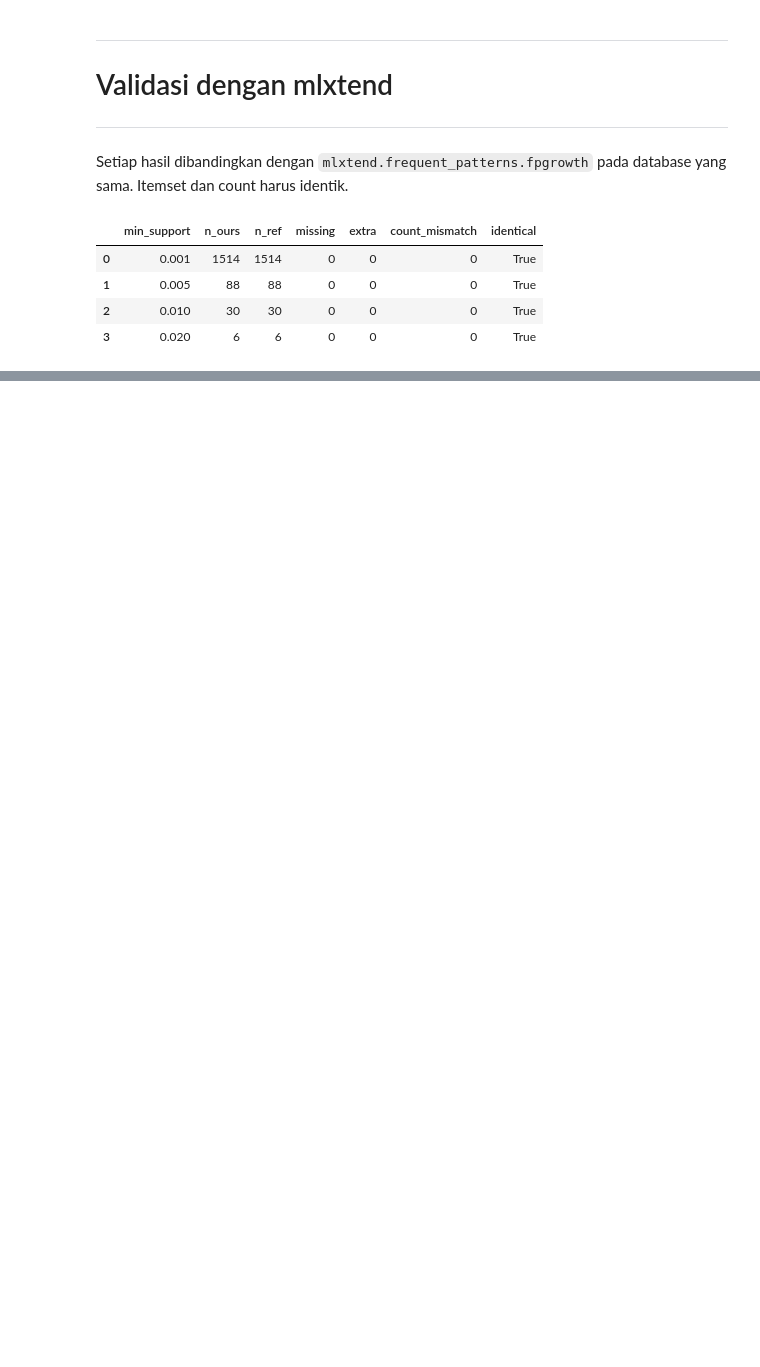
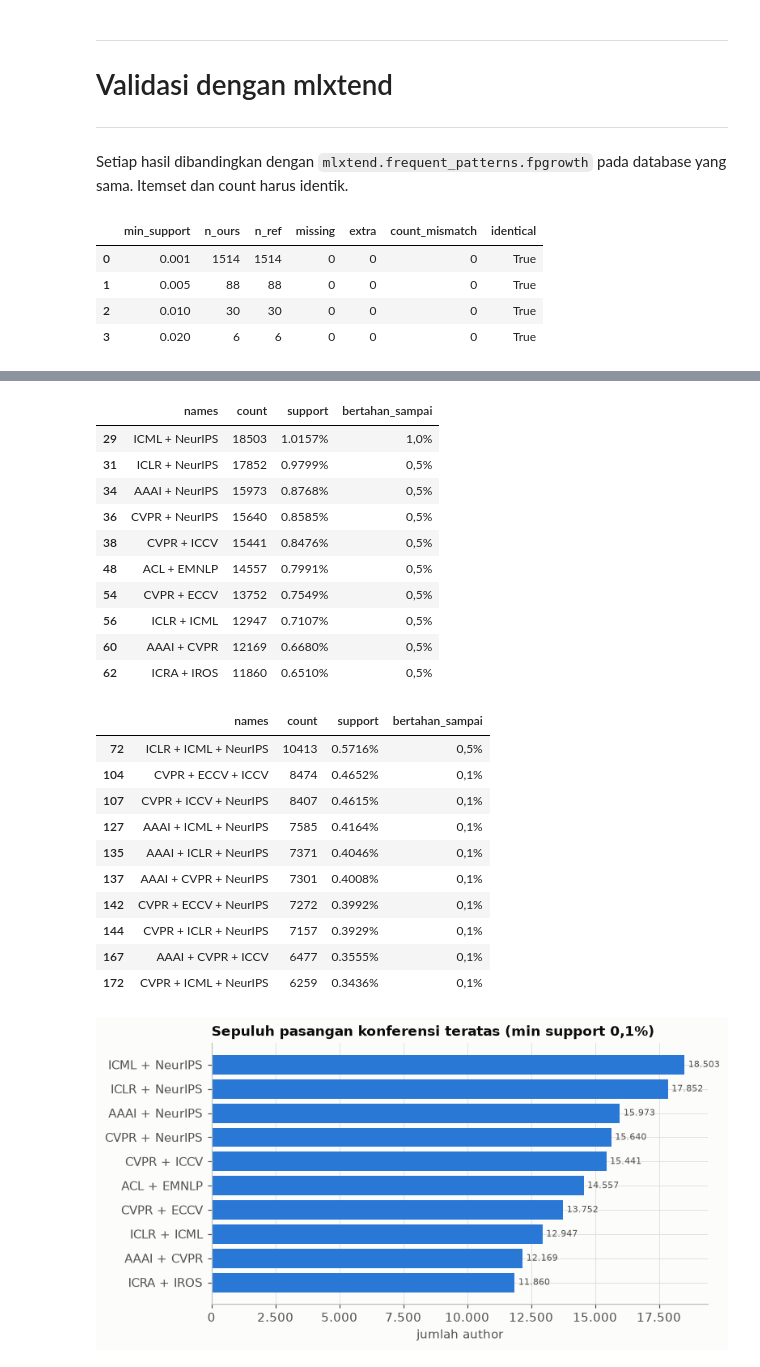
Before and after one commit to mahesa005/conference-pattern-mining-dblp, a Jupyter notebook: notebooks/04_fpgrowth.ipynb, the cells around one changed output, grey strips where cells are left out. Drawn from its saved outputs; the diff is of its cells as text; code cells hidden in the pictures; blank space fills up the shorter version.

```diff
--- a/notebooks/04_fpgrowth.ipynb
+++ b/notebooks/04_fpgrowth.ipynb
@@ -310,0 +447,49 @@ checks
+# %%
+base = frames[min(CFG.MIN_SUPPORTS)]
+
+def survives(itemset):
+    kept = [ms for ms in CFG.MIN_SUPPORTS if frozenset(itemset) in results[ms].itemsets]
+    return pct_id(max(kept) * 100)
+
+pairs = base[base["length"] == 2].head(CFG.TOP_K).copy()
+triples = base[base["length"] == 3].head(CFG.TOP_K).copy()
+for t in (pairs, triples):
+    t["bertahan_sampai"] = t["itemset"].map(survives)
+save_table(pairs[["names", "count", "support", "bertahan_sampai"]], "t4_fpgrowth_pasangan_teratas.csv", index=False)
+save_table(triples[["names", "count", "support", "bertahan_sampai"]], "t4_fpgrowth_triple_teratas.csv", index=False)
+display(pairs[["names", "count", "support", "bertahan_sampai"]].style.format({"support": "{:.4%}"}))
+display(triples[["names", "count", "support", "bertahan_sampai"]].style.format({"support": "{:.4%}"}))
+
+fig, ax = plt.subplots(figsize=(7.2, 3.8))
+plot = pairs.iloc[::-1]
+ax.barh(plot["names"], plot["count"], color=CFG.BLUE)
+for y, v in enumerate(plot["count"]):
+    ax.annotate(fmt_id(v), (v, y), xytext=(3, 0), textcoords="offset points", va="center", fontsize=7.5, color=CFG.INK_2)
+id_ticks(ax, "x")
+ax.set_xlabel("jumlah author")
+ax.set_title("Sepuluh pasangan konferensi teratas (min support 0,1%)")
+save_fig(fig, "t4_fpgrowth_pasangan_teratas.png")
+# %% [output]
+|  | names | count | support | bertahan_sampai |
+| 29 | ICML + NeurIPS | 18503 | 1.0157% | 1,0% |
+| 31 | ICLR + NeurIPS | 17852 | 0.9799% | 0,5% |
+| 34 | AAAI + NeurIPS | 15973 | 0.8768% | 0,5% |
+| 36 | CVPR + NeurIPS | 15640 | 0.8585% | 0,5% |
+| 38 | CVPR + ICCV | 15441 | 0.8476% | 0,5% |
+| 48 | ACL + EMNLP | 14557 | 0.7991% | 0,5% |
+| 54 | CVPR + ECCV | 13752 | 0.7549% | 0,5% |
+| 56 | ICLR + ICML | 12947 | 0.7107% | 0,5% |
+| 60 | AAAI + CVPR | 12169 | 0.6680% | 0,5% |
+| 62 | ICRA + IROS | 11860 | 0.6510% | 0,5% |
+|  | names | count | support | bertahan_sampai |
+| 72 | ICLR + ICML + NeurIPS | 10413 | 0.5716% | 0,5% |
+| 104 | CVPR + ECCV + ICCV | 8474 | 0.4652% | 0,1% |
+| 107 | CVPR + ICCV + NeurIPS | 8407 | 0.4615% | 0,1% |
+| 127 | AAAI + ICML + NeurIPS | 7585 | 0.4164% | 0,1% |
+| 135 | AAAI + ICLR + NeurIPS | 7371 | 0.4046% | 0,1% |
+| 137 | AAAI + CVPR + NeurIPS | 7301 | 0.4008% | 0,1% |
+| 142 | CVPR + ECCV + NeurIPS | 7272 | 0.3992% | 0,1% |
+| 144 | CVPR + ICLR + NeurIPS | 7157 | 0.3929% | 0,1% |
+| 167 | AAAI + CVPR + ICCV | 6477 | 0.3555% | 0,1% |
+| 172 | CVPR + ICML + NeurIPS | 6259 | 0.3436% | 0,1% |
+[figure, added]
```
Also changed, not shown: parts of 9 cells of this notebook, 1 other file.
